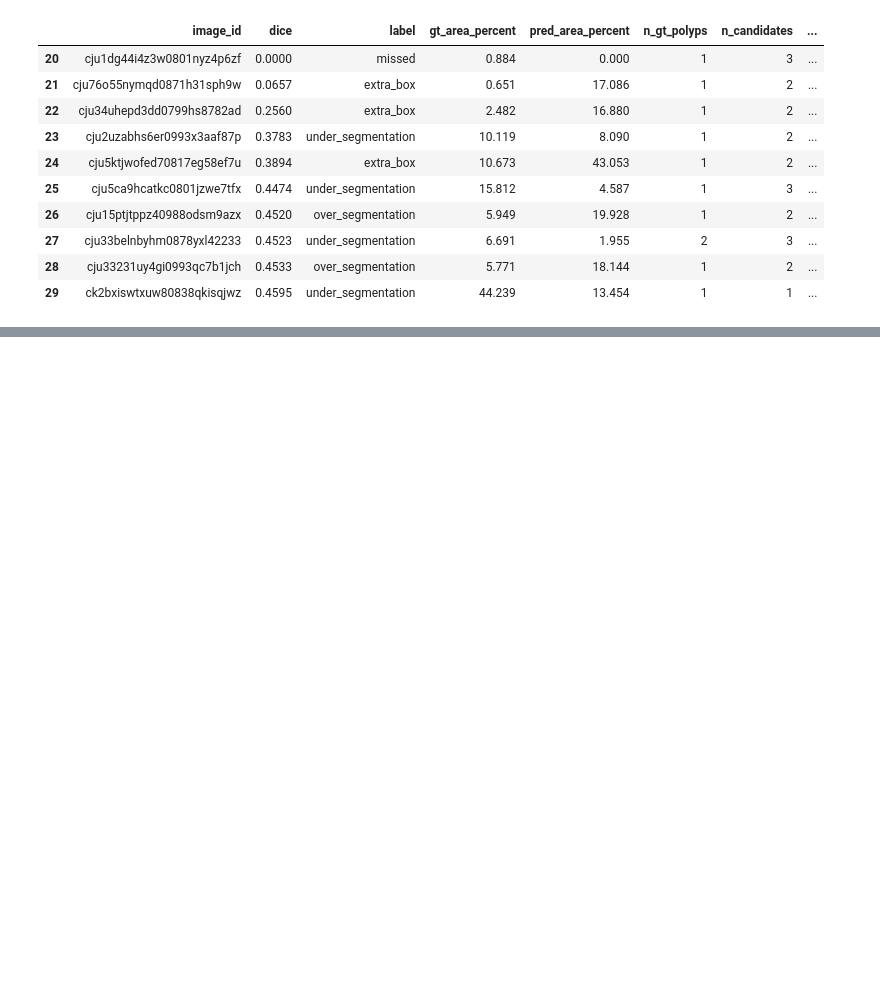
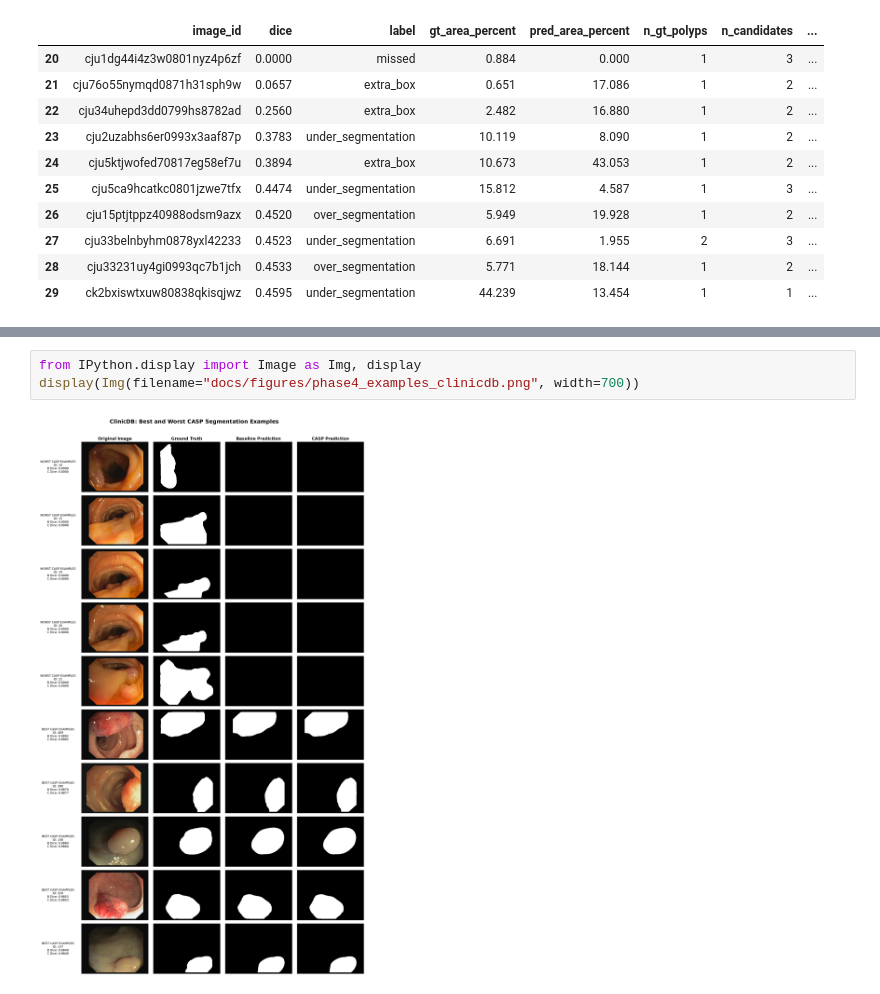
Before and after one commit to kashishfatima999/Confidence-Aware-Self-Prompting-for-Robust-Polyp-Segmentation, a Jupyter notebook: notebooks/06_phase4_analysis.ipynb, the cells around one changed output, grey strips where cells are left out. Cells and saved outputs as stored; diff of their text form; blank space fills up the shorter version.

```diff
--- a/notebooks/06_phase4_analysis.ipynb
+++ b/notebooks/06_phase4_analysis.ipynb
@@ -294,0 +358,5 @@ Cells for the subgroup analysis (`src/eval/bias_check.py`) go here.
+# %%
+from IPython.display import Image as Img, display
+display(Img(filename="docs/figures/phase4_examples_clinicdb.png", width=700))
+# %% [output]
+[figure, added]
```
Also changed, not shown: parts of 5 cells of this notebook, 7 other files.
